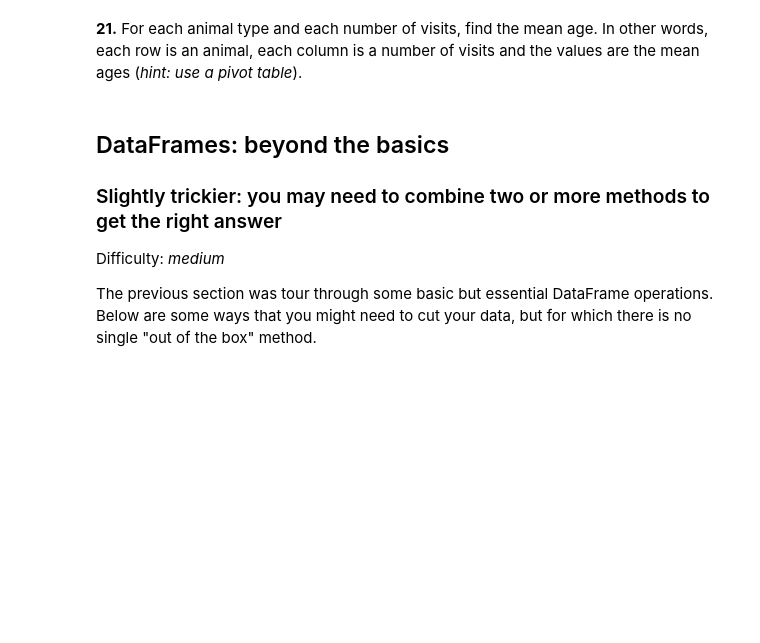
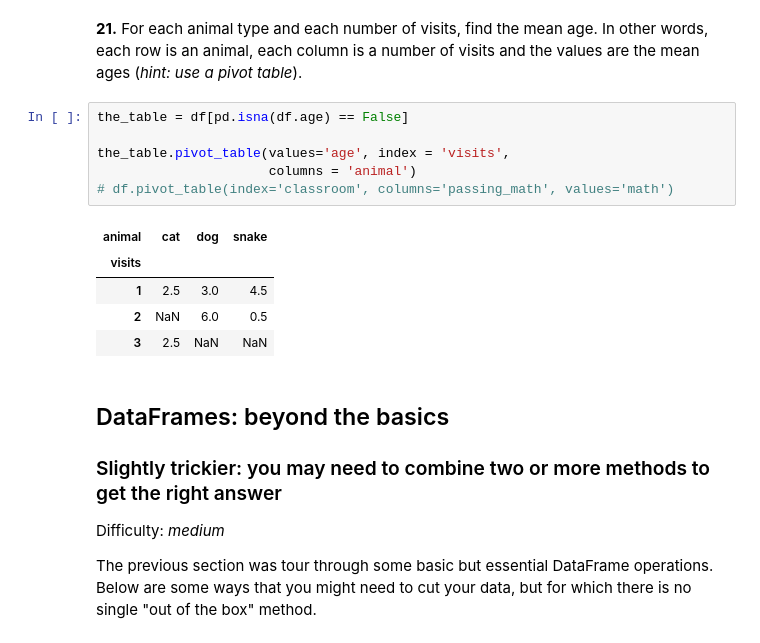
Before and after one commit to Divante222/numpy-pandas-visualization-exercises, a Jupyter notebook: 100-pandas-puzzles.ipynb, the cells around one changed output. Drawn from its saved outputs; the diff is of its cells as text; blank space fills up the shorter version.

```diff
--- a/100-pandas-puzzles.ipynb
+++ b/100-pandas-puzzles.ipynb
@@ -345,6 +353,18 @@ df.replace('snake', 'python')
 | 11 | frog | 3.0 | 2 | yes | 3.0 |
 # %% [markdown]
 **21.** For each animal type and each number of visits, find the mean age. In other words, each row is an animal, each column is a number of visits and the values are the mean ages (*hint: use a pivot table*).
+# %%
+the_table = df[pd.isna(df.age) == False]
+
+the_table.pivot_table(values='age', index = 'visits',
+                      columns = 'animal')
+# df.pivot_table(index='classroom', columns='passing_math', values='math')
+# %% [output]
+| animal | cat | dog | snake |
+| visits |  |  |  |
+| 1 | 2.5 | 3.0 | 4.5 |
+| 2 | NaN | 6.0 | 0.5 |
+| 3 | 2.5 | NaN | NaN |
 # %% [markdown]
 ## DataFrames: beyond the basics
 
```
Also changed, not shown: parts of 5 cells of this notebook, 1 other file.
